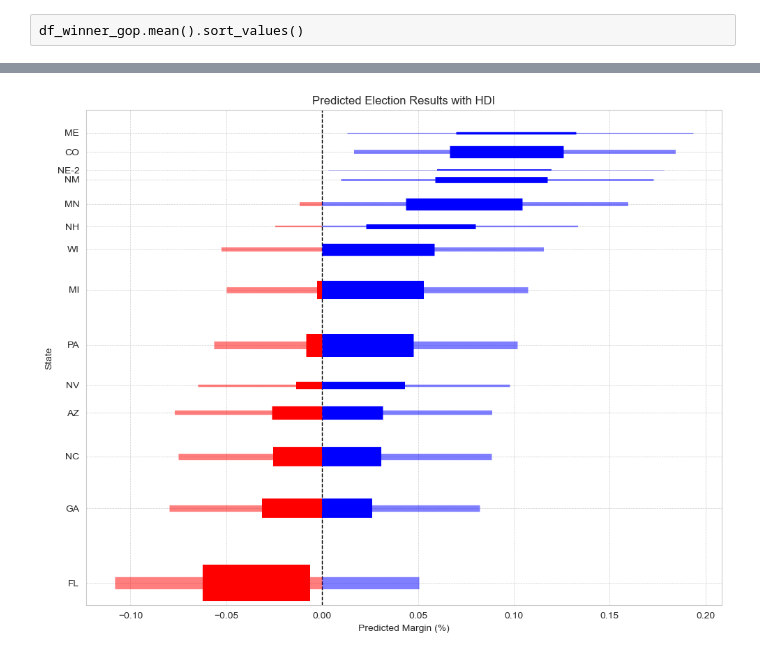
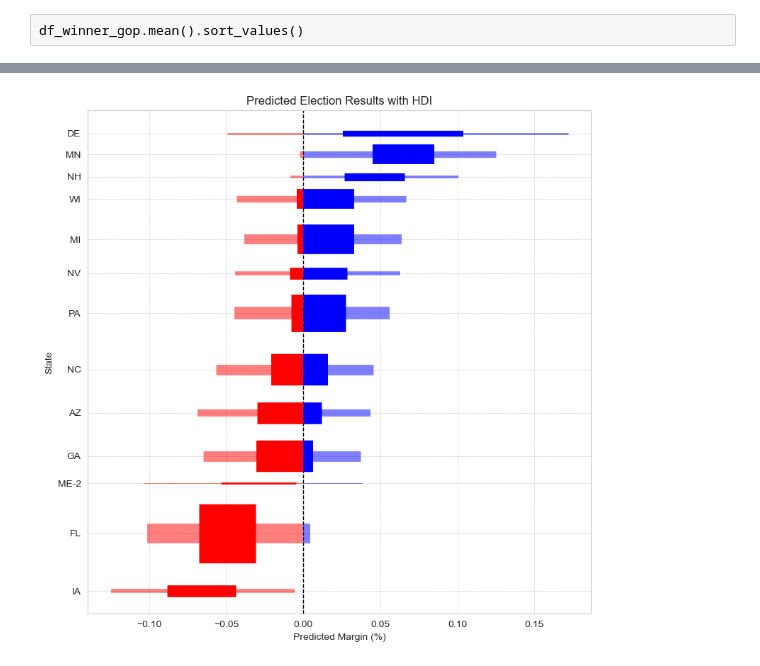
Before and after one commit to andrewpwalters/US-Presidential-Fundamentals, a Jupyter notebook: Notebooks/Polling Model - United States 2024.ipynb, the cells around one changed output, grey strips where cells are left out. Drawn from its saved outputs; the diff is of its cells as text; code cells hidden in the pictures.

```diff
--- a/Notebooks/Polling Model - United States 2024.ipynb
+++ b/Notebooks/Polling Model - United States 2024.ipynb
@@ -931,18 +959,13 @@ interim = pd.DataFrame()
 
 for party in ['dem', 'gop', 'oth']:
     pollster_effects = (
+        idata.posterior[f"{party}_pollster_effect"].sel(pollster="YouGov") +
         idata.posterior[f"{party}_pollster_effect"].sel(pollster="Emerson") +
-        idata.posterior[f"{party}_pollster_effect"].sel(pollster="YouGov") +
         idata.posterior[f"{party}_pollster_effect"].sel(pollster="Siena/NYT") +
+        idata.posterior[f"{party}_pollster_effect"].sel(pollster="Beacon/Shaw") +
         idata.posterior[f"{party}_pollster_effect"].sel(pollster="Ipsos") +
-        idata.posterior[f"{party}_pollster_effect"].sel(pollster="Beacon/Shaw") +
-        idata.posterior[f"{party}_pollster_effect"].sel(pollster="Quinnipiac") +
-        idata.posterior[f"{party}_pollster_effect"].sel(pollster="Marquette Law School") +
-        idata.posterior[f"{party}_pollster_effect"].sel(pollster="Marist") +
-        idata.posterior[f"{party}_pollster_effect"].sel(pollster="SurveyUSA") +
-        idata.posterior[f"{party}_pollster_effect"].sel(pollster="CNN/SSRS") +
-        idata.posterior[f"{party}_pollster_effect"].sel(pollster="Suffolk")
-    ).values / 11
+        idata.posterior[f"{party}_pollster_effect"].sel(pollster="Marist")
+    ).values / 6
     pollster_effects_flat = pollster_effects.ravel()
     interim[f"pollster_effects_{party}"] = pollster_effects_flat
 
@@ -959,7 +982,7 @@ for party in ['dem', 'gop', 'oth']:
     pop_effects_flat = pop_effects.ravel()
     interim[f"pop_effects_{party}"] = pop_effects_flat
 
-    interim[f"polling_error_{party}"] = idata.posterior[f"polling_error_{party}"].values.ravel()
+    interim[f"polling_error_{party}"] = idata.posterior[f"polling_error_fund_{party}"].values.ravel()
 
     interim[f"fund_{party}"] = interim[f"pollster_effects_{party}"] + interim[f"method_effects_{party}"] + interim[f"pop_effects_{party}"] + interim[f"polling_error_{party}"]
 # %%
@@ -970,7 +993,7 @@ df_day_25 =  pd.DataFrame(index=day, columns=combinations)
 df_day_75 =  pd.DataFrame(index=day, columns=combinations)
 df_day_97 =  pd.DataFrame(index=day, columns=combinations)
 
-#for d in [-81]:
+#for d in [-18]:
 for d in tqdm(day):
     day_results = {}
     for state in states:
@@ -979,14 +1002,18 @@ for d in tqdm(day):
             day_results[f"{state}_{party}"] = inv_logit(
                 interim[f"fund_{party}"] +
                 idata.posterior[f"{party}_state_effect"].sel(state=f"{state}").values.ravel() +
+                idata.posterior[f"polling_error_state_{party}"].sel(state=f"{state}").values.ravel() +
                 idata.posterior[f"{party}_state_multi"].sel(state=f"{state}").values.ravel() *
-                idata.posterior[f"{party}_day_effect"].sel(day=d).values.ravel()
+                (idata.posterior[f"{party}_day_effect"].sel(day=d).values.ravel()
+                #+ (.05 if party == 'gop' else 0) # 1% swing towards GOP
+                #+ (.05 if party == 'dem' else 0) # 1% swing towards DEM
+                )
             ).to_numpy()
 
         # Adjust the 'oth' results and sum the total
-        #day_results[f"{state}_dem"] += day_results[f"{state}_oth"] / 4
-        #day_results[f"{state}_gop"] += day_results[f"{state}_oth"] / 4
-        #day_results[f"{state}_oth"] /= 2
+        day_results[f"{state}_dem"] += day_results[f"{state}_oth"] / 4
+        day_results[f"{state}_gop"] += day_results[f"{state}_oth"] / 4
+        day_results[f"{state}_oth"] /= 2
 
         # Calculate total votes and normalize
         total = sum(day_results[f"{state}_{party}"] for party in ['dem', 'gop', 'oth'])
@@ -1002,7 +1029,7 @@ for d in tqdm(day):
     # Store quantiles and mean for this day
     df_day_03.loc[d] = df_results.quantile(0.03)
     df_day_25.loc[d] = df_results.quantile(0.25)
-    df_day_mean.loc[d] = df_results.mean()
+    df_day_mean.loc[d] = df_results.quantile(0.50)
     df_day_75.loc[d] = df_results.quantile(0.75)
     df_day_97.loc[d] = df_results.quantile(0.97)
 # %%
@@ -1363,6 +1355,6 @@ plt.savefig('past_three_years.png')
 # %%
 # List of states to loop over
-state_loop = ['TX', 'CA', 'MN', 'MI', 'FL', 'GA', 'US','WI','PA','AZ','NV','NC', 'NY']
+state_loop = ['TX', 'CA', 'MN', 'MI', 'FL', 'GA', 'US','WI','PA','AZ','NV','NC', 'NY', 'OH']
 
 # Loop over each state
 for state in state_loop:
@@ -1554,12 +1565,10 @@ for state in states:
     df_margin[state] = df_results[f"{state}_margin"]
     df_gop[state] = df_results[f"{state}_gop"]
     df_dem[state] = df_results[f"{state}_dem"]
-    df_oth[state] = df_results[f"{state}_oth"]
 
 df_mean = pd.DataFrame(columns=parties)
 df_mean['dem'] = df_dem.mean()
 df_mean['gop'] = df_gop.mean()
-df_mean['oth'] = df_oth.mean()
 df_mean['margin'] = df_margin.mean()
 # %%
 pct_dem_wo_pop = 100*len(df_ec.query("(gop_pop == 1) & (dem > 269)"))/len(df_ec)
@@ -1722,14 +1752,14 @@ plt.savefig('all_states.png')
 # %%
 # Sort the dataframe by the absolute value of 'hdi_mean'
-chart_df = df_margin.query("state_code in ('FL','NC','GA','AZ','PA','NV','MI','WI','NE-2','NH','MN','ME','CO','NM')").sort_values(by='hdi_mean')
-scale_factor = 1.25
+chart_df = df_margin.query("state_code in ('IA', 'FL', 'ME-2', 'GA','AZ','NC','NV','PA','WI','MI','NH','DE', 'MN')").sort_values(by='hdi_mean')
+scale_factor = 2
 
 # Create custom y-axis positions based on cumulative electoral votes
 cumulative_votes = np.cumsum(chart_df['electoral_2024'] * scale_factor)
 y_positions = cumulative_votes - (chart_df['electoral_2024'] * scale_factor / 2)
 
 # Set up the figure
-plt.figure(figsize=(10, 8))
+plt.figure(figsize=(8, 8))
 
 # Plot each segment of the 50% HDI interval
 for i, row in chart_df.iterrows():
@@ -1747,31 +1777,31 @@ for i, row in chart_df.iterrows():
     if row['hdi_97'] > 0 and row['hdi_03'] < 0:
         plt.hlines(y_positions[i], row['hdi_03'], 0, color='red', alpha=0.5, linewidth=row['electoral_2024'] * scale_factor / 3, zorder=3)
         plt.hlines(y_positions[i], 0, row['hdi_97'], color='blue', alpha=0.5, linewidth=row['electoral_2024'] * scale_factor / 3, zorder=3)
     # If the entire interval is above 0
     elif row['hdi_03'] >= 0:
         plt.hlines(y_positions[i], row['hdi_03'], row['hdi_97'], color='blue', alpha=0.5, linewidth=row['electoral_2024'] * scale_factor / 3, zorder=3)
     # If the entire interval is below 0
     elif row['hdi_97'] <= 0:
         plt.hlines(y_positions[i], row['hdi_03'], row['hdi_97'], color='red', alpha=0.5, linewidth=row['electoral_2024'] * scale_factor / 3, zorder=3)
 
 # Add a vertical line at zero for reference
 plt.axvline(x=0, color='black', linewidth=1, linestyle='--', zorder=1)
 
 # Set the y-axis labels to the state codes
 plt.yticks(y_positions, chart_df['state_code'])
 
 # Labels and title
 plt.xlabel('Predicted Margin (%)')
 plt.ylabel('State')
 plt.title('Predicted Election Results with HDI')
 
 # Improve grid appearance
 plt.grid(True, which='both', linestyle='--', linewidth=0.5)
 
 # Show the plot
 plt.tight_layout()
 
 # Display the plot
 plt.savefig('center_race.png')
 # %% [output]
-[figure, old version]
+[figure, new version]
```
Also changed, not shown: parts of 62 cells of this notebook, 4 other files.
